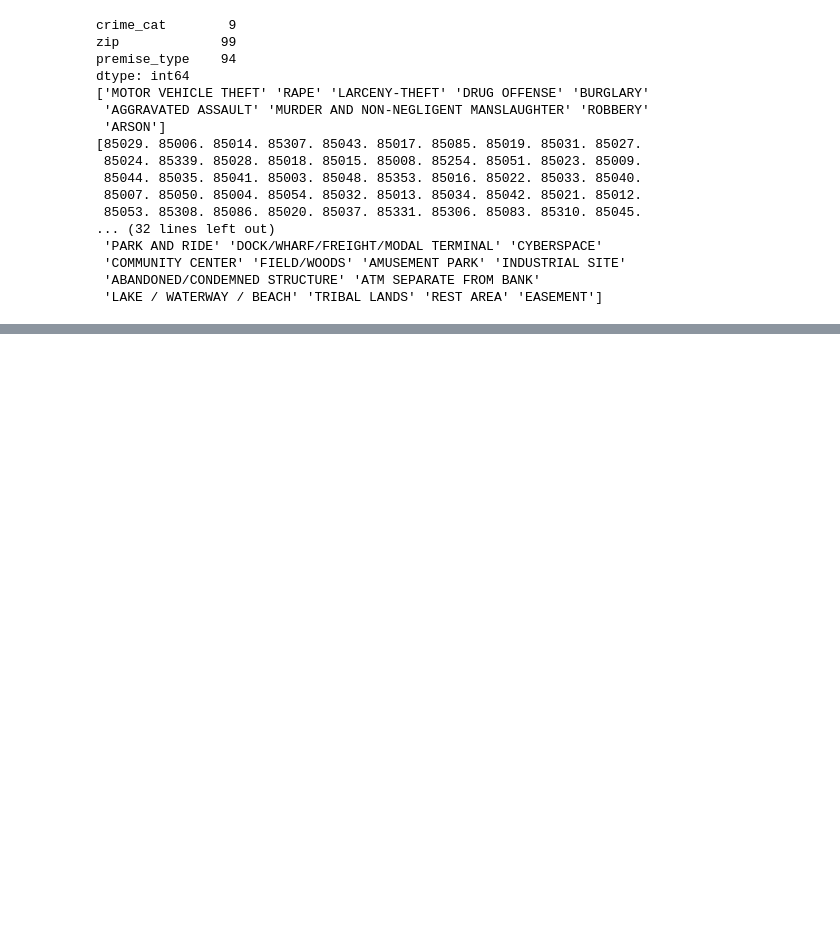
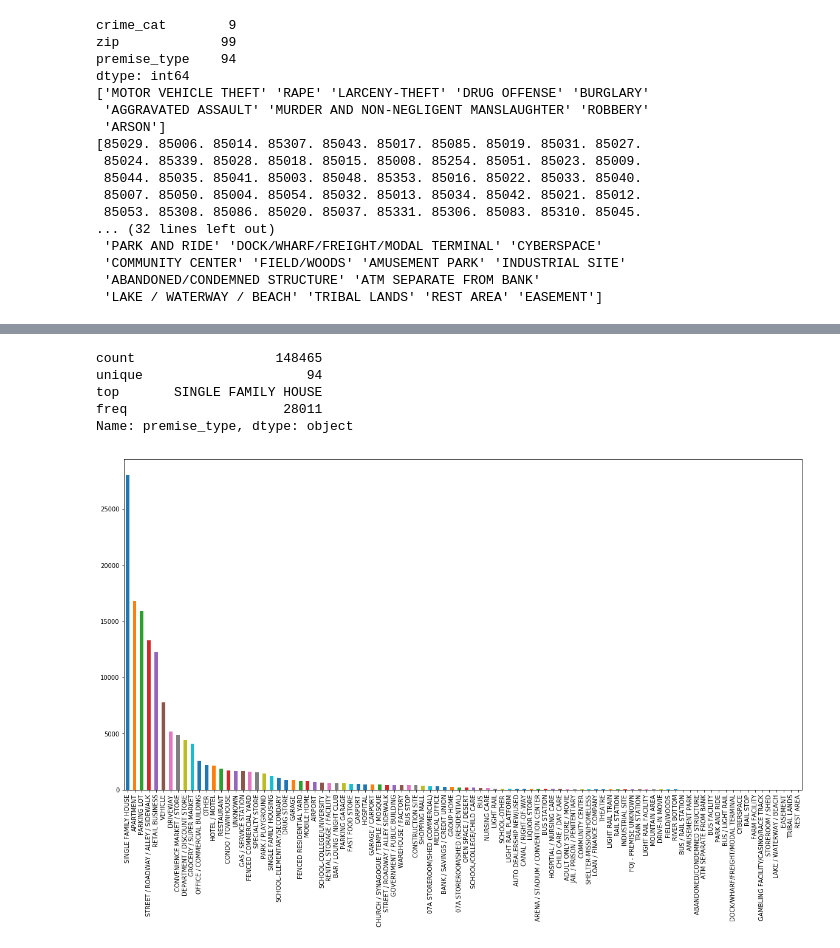
Before and after one commit to jpeterson28/DSCT_Capstone1, a Jupyter notebook: Code.ipynb, the cells around one changed output, grey strips where cells are left out. Saved outputs shown, nothing was run; the diff lists cells and outputs as text; code cells hidden in the pictures; blank space fills up the shorter version.

```diff
--- a/Code.ipynb
+++ b/Code.ipynb
@@ -96,0 +150,10 @@ dtype: int64
+# %%
+crime_clean['premise_type'].value_counts().plot(kind='bar', figsize=(20,10))
+crime_clean.premise_type.describe()
+# %% [output]
+count                  148465
+unique                     94
+top       SINGLE FAMILY HOUSE
+freq                    28011
+Name: premise_type, dtype: object
+[figure, added]
```
Also changed, not shown: parts of 8 cells of this notebook.
